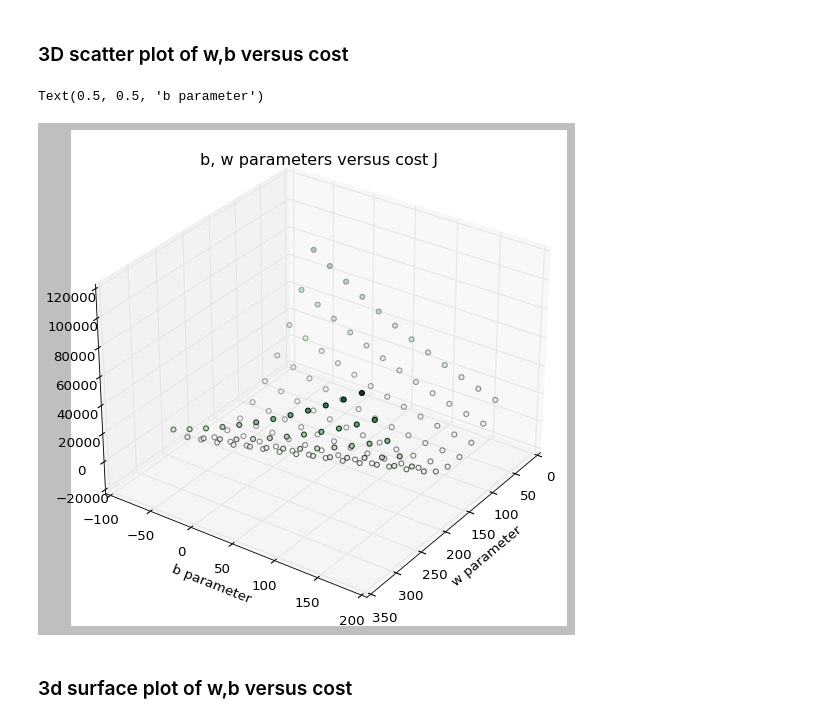
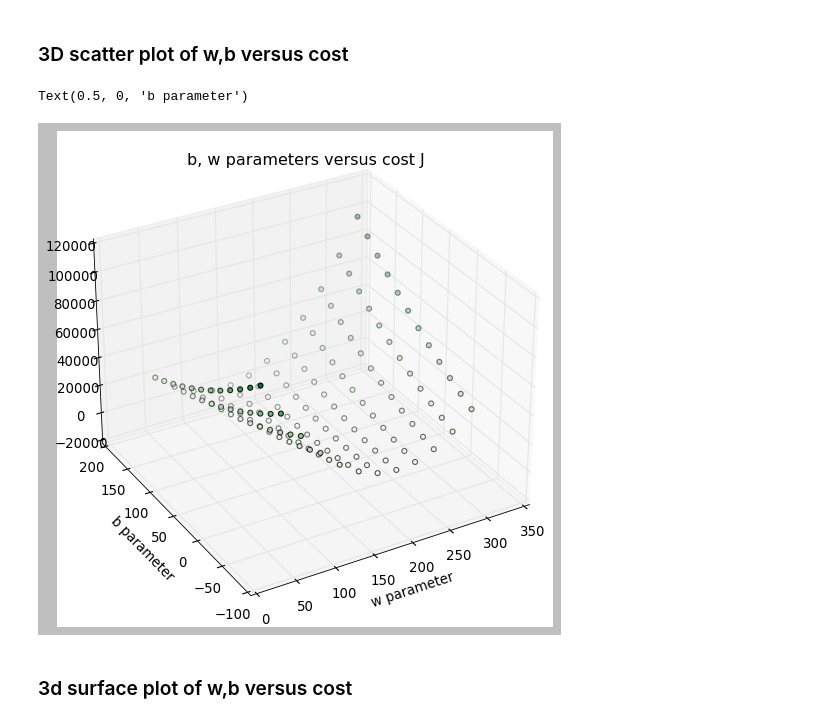
Before and after one commit to acnard/dl-ai-machine-learning, a Jupyter notebook: gradient_descent.ipynb, the cells around one changed output. Drawn from its saved outputs; the diff is of its cells as text; code cells hidden in the pictures.

```diff
--- a/gradient_descent.ipynb
+++ b/gradient_descent.ipynb
@@ -145,37 +148,42 @@ plt.legend(loc="upper left")
 # %% [markdown]
 ### 3D scatter plot of w,b versus cost
 # %%
-## we use the w_train and b_train defined at the top of this section,
+## we use the w_train and b_train defined at the top of this section
 ## and the x_train, y_train datapoints defined at the top of the notebook
 
 fig = plt.figure(figsize=(8,8))
 ax = plt.axes(projection='3d')
 
 m = len(w_train)*len(b_train)   # number of J-points to plot
 
 # empty array for three axes
 W = np.zeros(m)
 B = np.zeros(m)
 J = np.zeros(m)
 
 # compute values for axis arrays
 i=0
 for w in w_train:
     for b in b_train:
         W[i] = w
         B[i] = b
         J[i] = compute_cost(x_train, y_train, w, b)
         i += 1
 
+
 ax.scatter3D(W, B, J, c=J, cmap='Greens')
-ax.view_init(30, 35)
+# ax.view_init(30, 35)
+
+ax.view_init(30, -120) # to get the w parameter to increase rather than decrease moving away from front
 
 plt.title("b, w parameters versus cost J")
 plt.xlabel("w parameter")
 plt.ylabel("b parameter")
+
+#plt.show()
 # %% [output]
-Text(0.5, 0.5, 'b parameter')
+Text(0.5, 0, 'b parameter')
-[figure, old version]
+[figure, new version]
 # %% [markdown]
 ### 3d surface plot of w,b versus cost
 # %%
```
Also changed, not shown: parts of 15 cells of this notebook.
